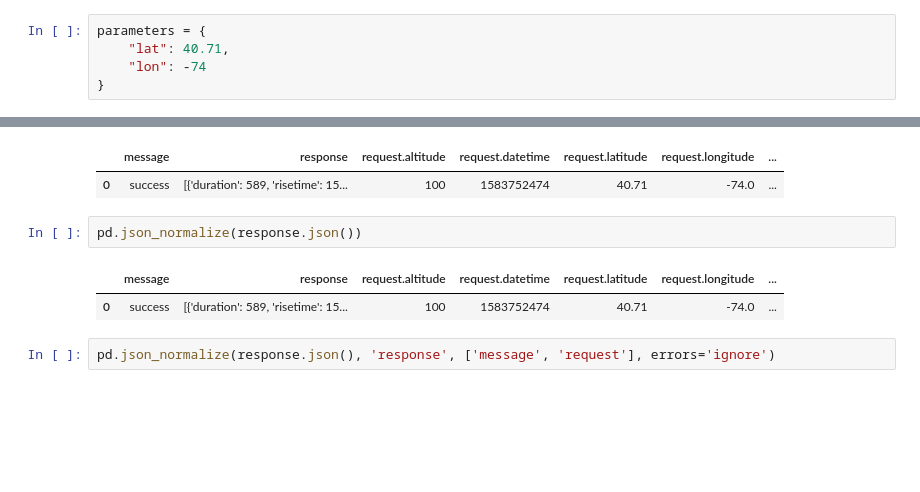
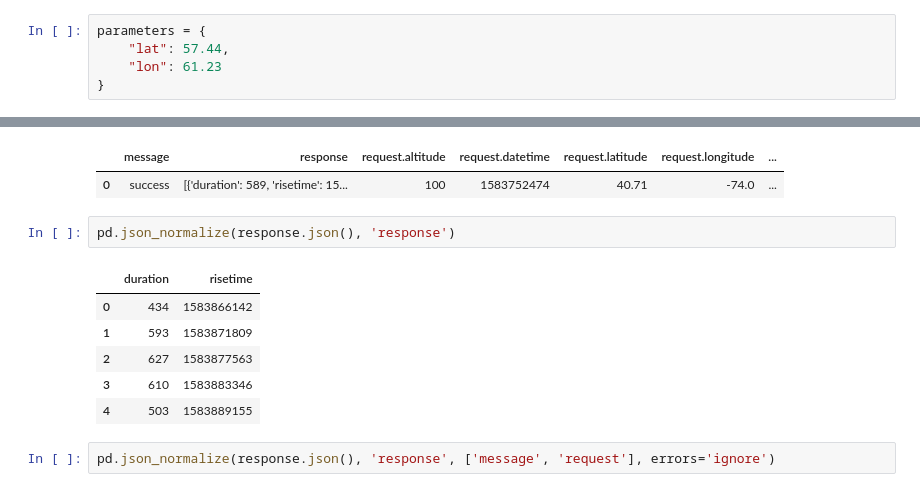
Before and after one commit to supervisaproject/Escuela-Analitica, a Jupyter notebook: Bloque 3/Sesion 3/Ejemplos/Ejemplo 2.ipynb, the cells around one changed output, grey strips where cells are left out. Drawn from its saved outputs; the diff is of its cells as text; blank space fills up the shorter version.

```diff
--- a/Bloque 3/Sesion 3/Ejemplos/Ejemplo 2.ipynb
+++ b/Bloque 3/Sesion 3/Ejemplos/Ejemplo 2.ipynb
@@ -209,8 +209,8 @@ response_all.json()
 {'message': 'failure', 'reason': 'Latitude must be specified'}
 # %%
 parameters = {
-    "lat": 40.71,
-    "lon": -74
+    "lat": 57.44,
+    "lon": 61.23
 }
 # %%
 response = requests.get("http://api.open-notify.org/iss-pass.json", params=parameters)
@@ -259,10 +251,14 @@ pd.json_normalize(response.json())
 |  | message | response | request.altitude | request.datetime | request.latitude | request.longitude | ... |
 | 0 | success | [{'duration': 589, 'risetime': 15... | 100 | 1583752474 | 40.71 | -74.0 | ... |
 # %%
-pd.json_normalize(response.json())
+pd.json_normalize(response.json(), 'response')
 # %% [output]
-|  | message | response | request.altitude | request.datetime | request.latitude | request.longitude | ... |
-| 0 | success | [{'duration': 589, 'risetime': 15... | 100 | 1583752474 | 40.71 | -74.0 | ... |
+|  | duration | risetime |
+| 0 | 434 | 1583866142 |
+| 1 | 593 | 1583871809 |
+| 2 | 627 | 1583877563 |
+| 3 | 610 | 1583883346 |
+| 4 | 503 | 1583889155 |
 # %%
 pd.json_normalize(response.json(), 'response', ['message', 'request'], errors='ignore')
 # %% [output]
```
Also changed, not shown: parts of 3 cells of this notebook.
